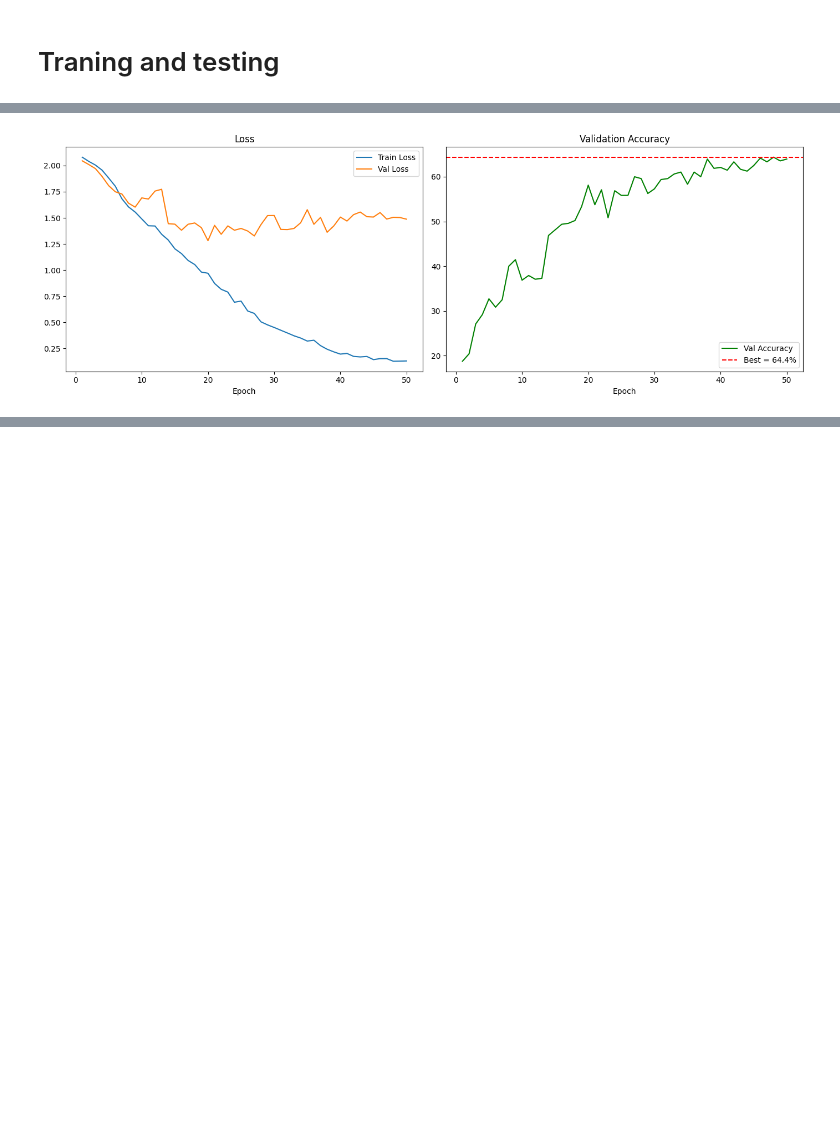
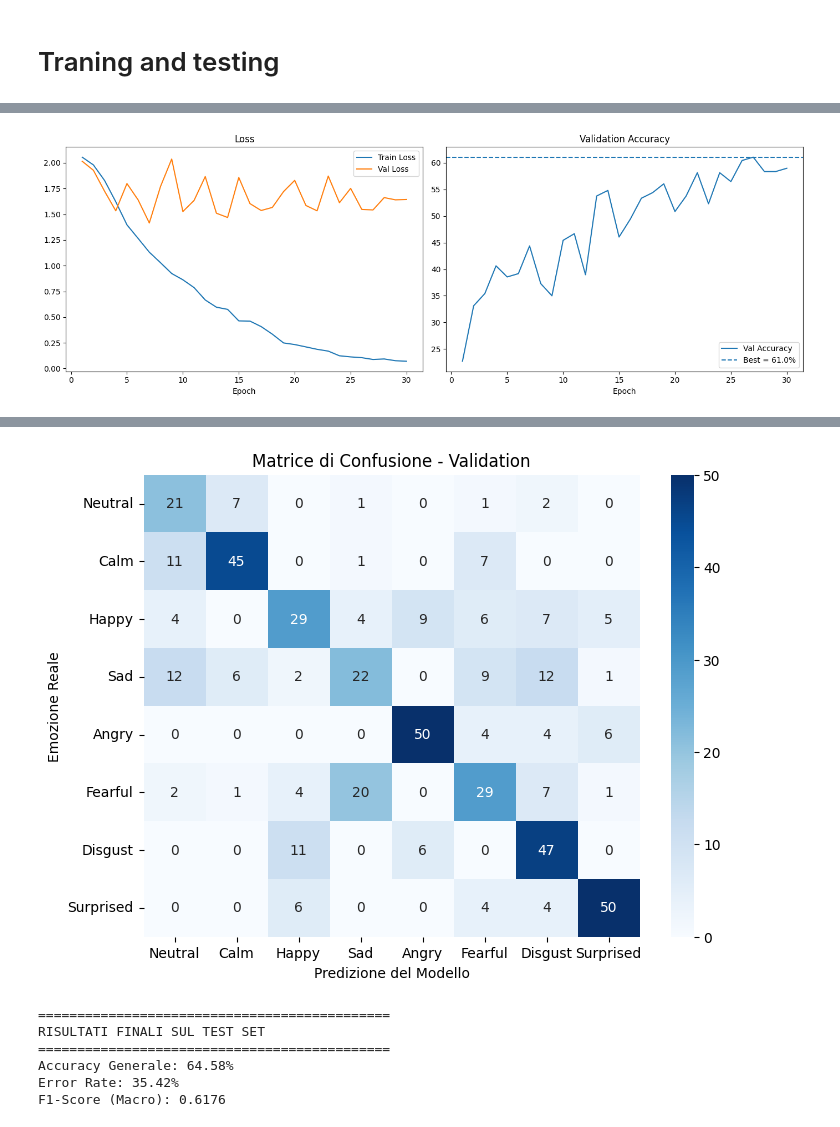
Before and after one commit to LinaAngione/ProjectML-speech-emotion-recognition, a Jupyter notebook: project-polito-speech-emotion-recognition.ipynb, the cells around one changed output, grey strips where cells are left out. Drawn from its saved outputs; the diff is of its cells as text; code cells hidden in the pictures; blank space fills up the shorter version.

Commit message:
Kaggle Notebook | Phase1: Con speaker-indipendent DEFINITIVO | Version 48

```diff
--- a/project-polito-speech-emotion-recognition.ipynb
+++ b/project-polito-speech-emotion-recognition.ipynb
@@ -885,15 +863,17 @@ transform = None  # transform=None perché la pipeline è già applicata nella c
 criterion = nn.CrossEntropyLoss()
 
 log_interval = 20
-n_epoch = 50
+n_epoch = 30  # mantengo il numero di epoche del primo notebook
 BEST_VAL_ACC = 0.0
-BEST_MODEL_PATH = "best_crnn.pt"
+BEST_MODEL_PATH = "best_crnn_phase1_eval_corretta.pt"
 
-# Early stopping
+# Early stopping: opzionale, come nel secondo notebook, ma senza toccare architettura/preprocessing
 patience = 10
 counter = 0
 
-# Adam come da paper + weight decay per regolarizzazione L2
+history = {'train_loss': [], 'val_loss': [], 'val_acc': []}
+
+# Adam come da paper
 optimizer = torch.optim.Adam(model.parameters(), lr=0.001, weight_decay=1e-4)
 
 # OneCycleLR per convergenza più rapida
@@ -913,8 +893,9 @@ print(f"Parametri totali: {sum(p.numel() for p in model.parameters() if p.requir
 print()
 
 # Nota metodologica:
-# durante il training si usa il validation set per scegliere il modello migliore.
-# Il test set viene valutato solo alla fine, dopo aver ricaricato best_crnn.pt.
+# - durante il training si valuta SOLO il validation set
+# - il modello migliore viene scelto in base alla validation accuracy
+# - il test set viene usato una sola volta alla fine, dopo il reload del best model
 with tqdm(total=n_epoch) as pbar:
     for epoch in range(1, n_epoch + 1):
         train_loss = train(model, transform, criterion, optimizer, epoch, log_interval, scheduler)
@@ -928,11 +909,8 @@ with tqdm(total=n_epoch) as pbar:
         if val_acc > BEST_VAL_ACC:
             BEST_VAL_ACC = val_acc
             counter = 0
-
-            # Salva il miglior modello secondo la validation accuracy
             torch.save(model.state_dict(), BEST_MODEL_PATH)
             print(f"Nuovo best model! Val Acc: {val_acc:.4f}%")
-
         else:
             counter += 1
             print(f"No improvement ({counter}/{patience})")
@@ -991,15 +969,55 @@ No improvement (1/10)
 # %%
+# Curve di training/validation per controllare l'andamento senza usare il test set.
 epochs_range = range(1, len(history['train_loss']) + 1)
 fig, axes = plt.subplots(1, 2, figsize=(14, 5))
 
 axes[0].plot(epochs_range, history['train_loss'], label='Train Loss')
-axes[0].plot(epochs_range, history['val_loss'],   label='Val Loss')
-axes[0].set_title('Loss'); axes[0].set_xlabel('Epoch'); axes[0].legend()
+axes[0].plot(epochs_range, history['val_loss'], label='Val Loss')
+axes[0].set_title('Loss')
+axes[0].set_xlabel('Epoch')
+axes[0].legend()
 
-axes[1].plot(epochs_range, history['val_acc'], color='green', label='Val Accuracy')
-axes[1].axhline(y=BEST_VAL_ACC, color='red', linestyle='--', label=f'Best = {BEST_VAL_ACC:.1f}%')
-axes[1].set_title('Validation Accuracy'); axes[1].set_xlabel('Epoch'); axes[1].legend()
+axes[1].plot(epochs_range, history['val_acc'], label='Val Accuracy')
+axes[1].axhline(y=BEST_VAL_ACC, linestyle='--', label=f'Best = {BEST_VAL_ACC:.1f}%')
+axes[1].set_title('Validation Accuracy')
+axes[1].set_xlabel('Epoch')
+axes[1].legend()
 
-plt.tight_layout(); plt.show()
+plt.tight_layout()
+plt.show()
+
+# Ricarica il modello migliore salvato durante il training.
+# Questo evita di valutare l'ultimo modello dopo eventuale overfitting.
+model.load_state_dict(torch.load(BEST_MODEL_PATH, map_location=device))
+model.to(device)
+model.eval()
+
+classes = [emotion_map[i] for i in range(8)]
+
+# Summary finale con train/validation/test error.
+final_metrics = print_error_summary(
+    model=model,
+    criterion=criterion,
+    device=device,
+    transform=transform
+)
+
+# Validation finale con F1 e confusion matrix.
+print()
+val_acc_final, val_f1_final, val_cm = evaluate_model(
+    model, val_loader, device,
+    transform=transform,
+    classes=classes,
+    split_name='Validation'
+)
+
+# Test finale: viene usato solo qui, una volta, dopo aver scelto il best model sulla validation.
+print()
+test_acc_final, test_f1_final, test_cm = evaluate_model(
+    model, test_loader, device,
+    transform=transform,
+    classes=classes,
+    split_name='Test'
+)
 # %% [output]
-[figure, old version]
+[figure, new version]
@@ -1005,0 +1043,7 @@ plt.tight_layout(); plt.show()
+[figure, added]
+=============================================
+RISULTATI FINALI SUL TEST SET
+=============================================
+Accuracy Generale: 64.58%
+Error Rate: 35.42%
+F1-Score (Macro): 0.6176
```
Also changed, not shown: parts of 13 cells of this notebook.
